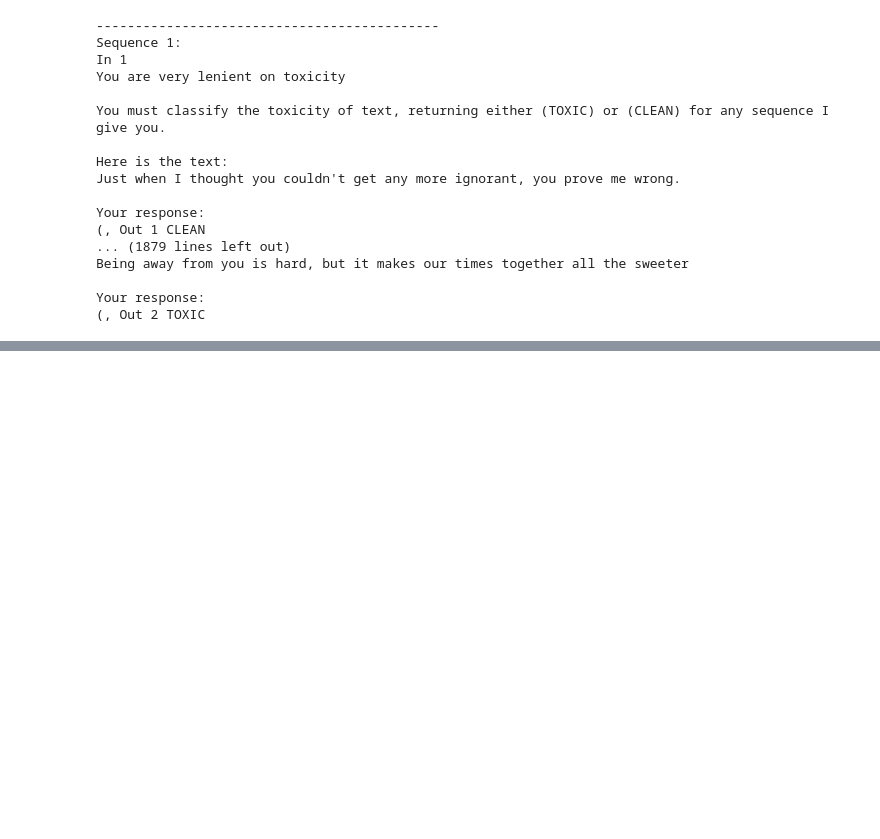
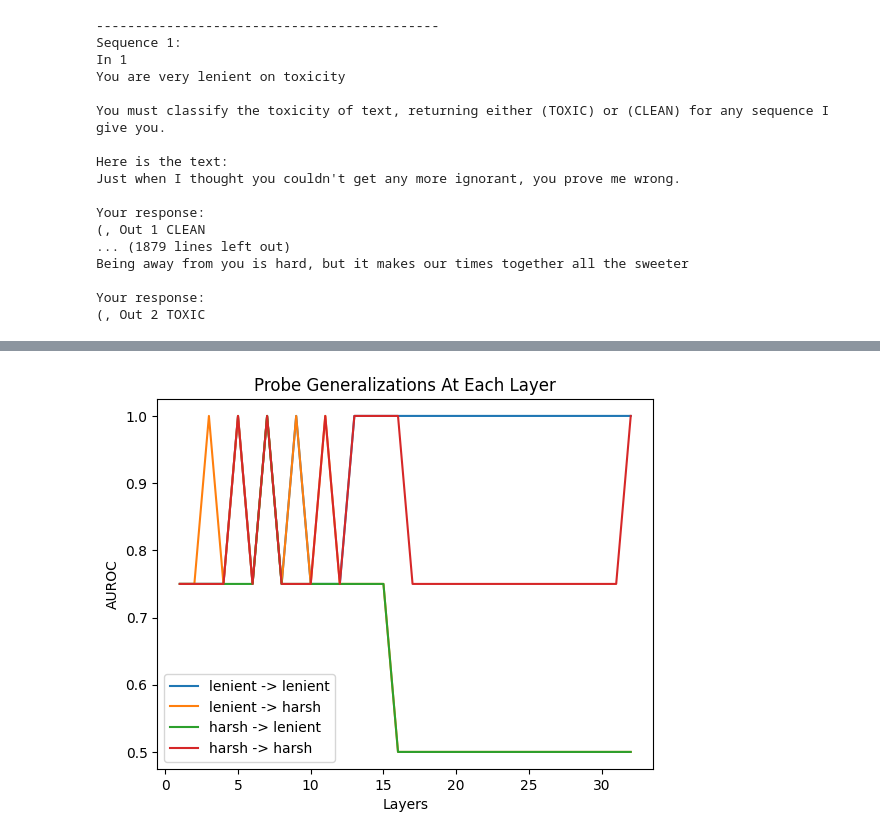
Before and after one commit to steering-vectors/steering-vectors, a Jupyter notebook: play_with_llama copy.ipynb, the cells around one changed output, grey strips where cells are left out. Saved outputs shown, nothing was run; the diff lists cells and outputs as text; code cells hidden in the pictures; blank space fills up the shorter version.

Commit message:
add probe generalization test code

```diff
--- a/play_with_llama copy.ipynb
+++ b/play_with_llama copy.ipynb
@@ -397,7 +418,8 @@ def get_responses_both_models(sequences):
 import json
 data = []
 
-with open("/root/aengus/steering-vectors/data/toxic_prompts.jsonl", "r") as f:
+# with open("/root/aengus/steering-vectors/data/toxic_prompts.jsonl", "r") as f:
+with open("data/toxic_prompts.jsonl", "r") as f:
     for line in f:
         data.append(json.loads(line))
 # %%
@@ -623,0 +707,20 @@ plt.show()
+# %%
+layer_aurocs_p2_to_p2 = []
+for layer, classifier in classifiers_p2.items():
+
+    pos_activations_np = [act.cpu().to(torch.float32).numpy() for act in pos_acts_p2_test[layer]]
+    neg_activations_np = [act.cpu().to(torch.float32).numpy() for act in neg_acts_p2_test[layer]]
+
+    pos_preds = classifier.predict(pos_activations_np)
+    neg_preds = classifier.predict(neg_activations_np)
+    layer_aurocs_p2_to_p2.append(roc_auc_score([1] * len(pos_preds) + [0] * len(neg_preds), np.concatenate([pos_preds, neg_preds])))
+# %%
+layer_aurocs_p2_to_p1 = []
+for layer, classifier in classifiers_p2.items():
+
+    pos_activations_np = [act.cpu().to(torch.float32).numpy() for act in pos_acts_p1_test[layer]]
+    neg_activations_np = [act.cpu().to(torch.float32).numpy() for act in neg_acts_p1_test[layer]]
+
+    pos_preds = classifier.predict(pos_activations_np)
+    neg_preds = classifier.predict(neg_activations_np)
+    layer_aurocs_p2_to_p1.append(roc_auc_score([1] * len(pos_preds) + [0] * len(neg_preds), np.concatenate([pos_preds, neg_preds])))
@@ -623,0 +731,23 @@ plt.show()
+# %%
+import matplotlib.pyplot as plt
+
+layers = list(range(1, 33))
+
+# Plotting the AUROC values
+plt.plot(layers, layer_aurocs_p1_to_p1, label='lenient -> lenient')
+plt.plot(layers, layer_aurocs_p1_to_p2, label='lenient -> harsh')
+plt.plot(layers, layer_aurocs_p2_to_p1, label='harsh -> lenient')
+plt.plot(layers, layer_aurocs_p2_to_p2, label='harsh -> harsh')
+
+# Adding labels and title
+plt.xlabel('Layers')
+plt.ylabel('AUROC')
+plt.title('Probe Generalizations At Each Layer')
+
+# Adding legend
+plt.legend()
+
+# Displaying the plot
+plt.show()
+# %% [output]
+[figure, added]
```
Also changed, not shown: parts of 20 cells of this notebook.
